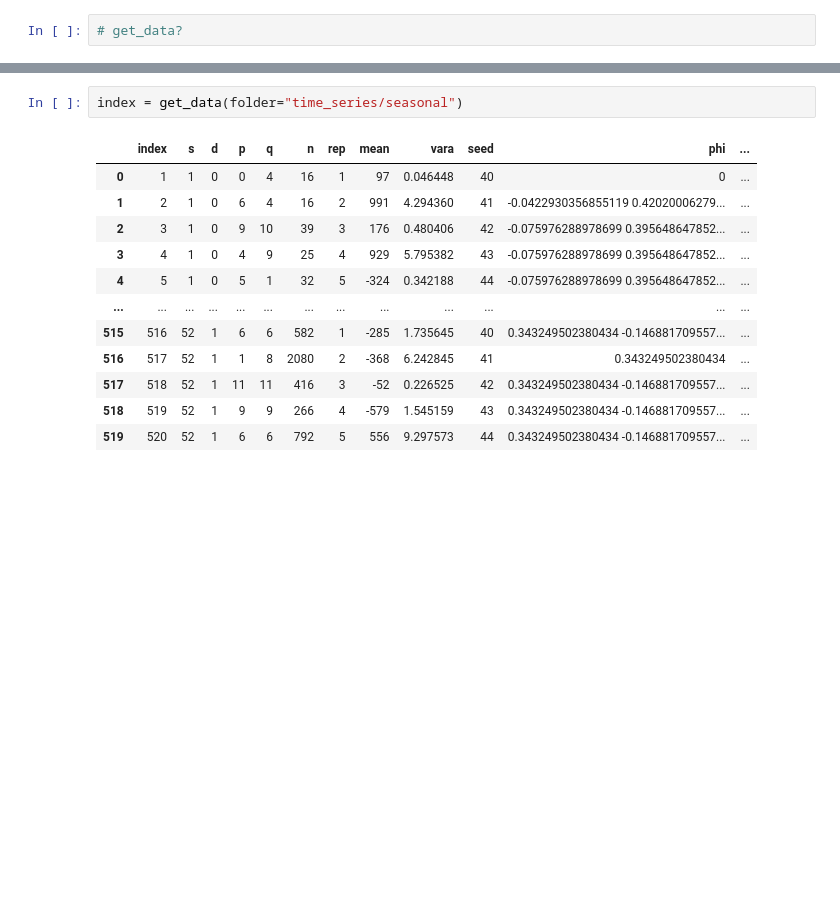
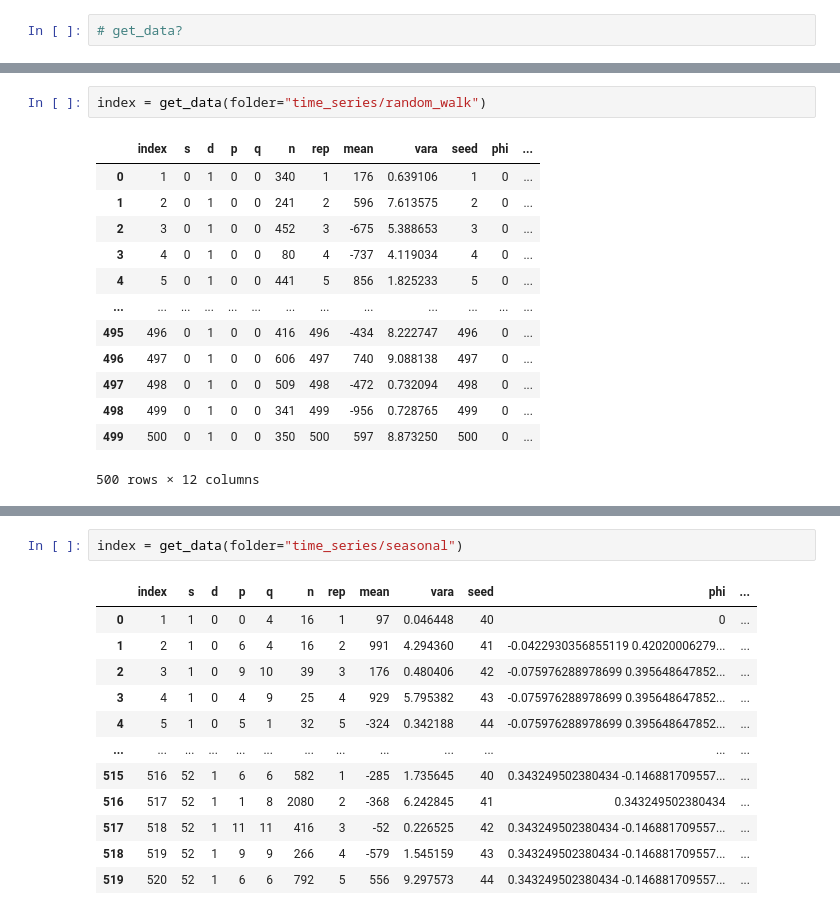
Before and after one commit to ngupta23/medium_articles, a Jupyter notebook: time_series/pycaret/pycaret_ts_diagnostics.ipynb, the cells around one changed output, grey strips where cells are left out. Drawn from its saved outputs; the diff is of its cells as text; blank space fills up the shorter version.

```diff
--- a/time_series/pycaret/pycaret_ts_diagnostics.ipynb
+++ b/time_series/pycaret/pycaret_ts_diagnostics.ipynb
@@ -66,0 +173,16 @@ extract_ts_info(data, seasonal_period=1)
+# %%
+index = get_data(folder="time_series/random_walk")
+# %% [output]
+|  | index | s | d | p | q | n | rep | mean | vara | seed | phi | ... |
+| 0 | 1 | 0 | 1 | 0 | 0 | 340 | 1 | 176 | 0.639106 | 1 | 0 | ... |
+| 1 | 2 | 0 | 1 | 0 | 0 | 241 | 2 | 596 | 7.613575 | 2 | 0 | ... |
+| 2 | 3 | 0 | 1 | 0 | 0 | 452 | 3 | -675 | 5.388653 | 3 | 0 | ... |
+| 3 | 4 | 0 | 1 | 0 | 0 | 80 | 4 | -737 | 4.119034 | 4 | 0 | ... |
+| 4 | 5 | 0 | 1 | 0 | 0 | 441 | 5 | 856 | 1.825233 | 5 | 0 | ... |
+| ... | ... | ... | ... | ... | ... | ... | ... | ... | ... | ... | ... | ... |
+| 495 | 496 | 0 | 1 | 0 | 0 | 416 | 496 | -434 | 8.222747 | 496 | 0 | ... |
+| 496 | 497 | 0 | 1 | 0 | 0 | 606 | 497 | 740 | 9.088138 | 497 | 0 | ... |
+| 497 | 498 | 0 | 1 | 0 | 0 | 509 | 498 | -472 | 0.732094 | 498 | 0 | ... |
+| 498 | 499 | 0 | 1 | 0 | 0 | 341 | 499 | -956 | 0.728765 | 499 | 0 | ... |
+| 499 | 500 | 0 | 1 | 0 | 0 | 350 | 500 | 597 | 8.873250 | 500 | 0 | ... |
+500 rows × 12 columns
```
Also changed, not shown: parts of 56 cells of this notebook.
